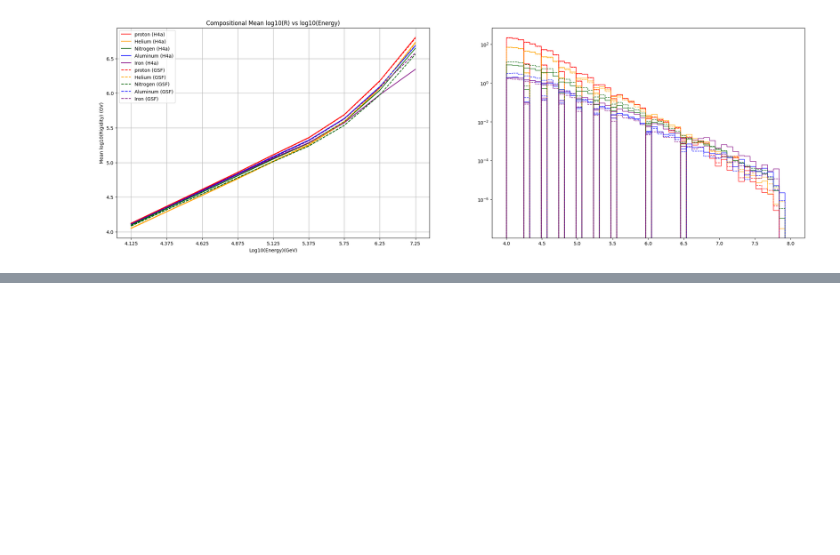
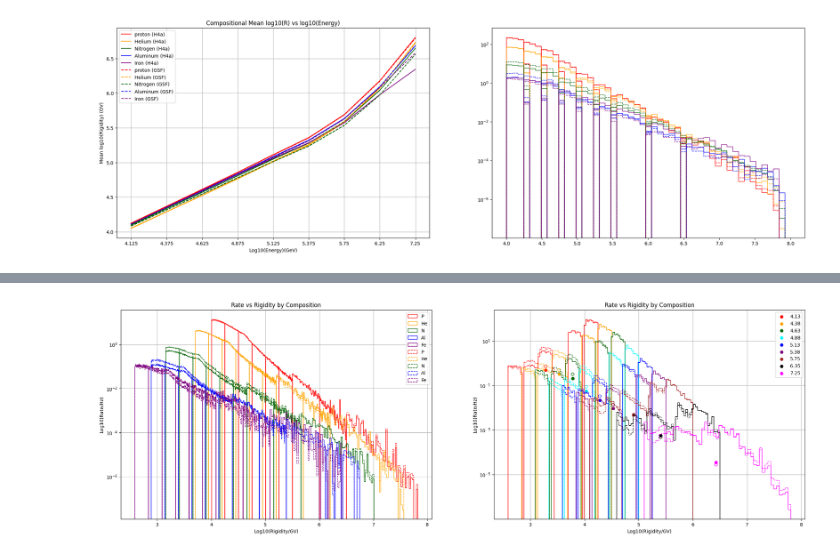
Before and after one commit to fmcnallyi3/it_anisotropy, a Jupyter notebook: rigidity/reco_energy.ipynb, the cells around one changed output, grey strips where cells are left out. Saved outputs shown, nothing was run; the diff lists cells and outputs as text; code cells hidden in the pictures; blank space fills up the shorter version.

```diff
--- a/rigidity/reco_energy.ipynb
+++ b/rigidity/reco_energy.ipynb
@@ -434 +423,69 @@ median LogR(7.25 logE bin): 3.02 TV
+# %%
+# Test cell to create rate vs rigidity composition graph
+#bins=np.linspace(2.5, 7, 101)
+bins=51
+recon = 10**d['reco_energy']
+fig, axs = plt.subplots(figsize = (13 * ncols, 8), ncols=2)
+medArrH = []
+medArrG = []
+for i in BINS:
+    # Histograms for Gaisser H4a composition model
+    # Need to use numpy histogram function to calculate histogram, then add together (and standardize bins)
+
+    [pH_i, binph_i, pp_i] = axs[0].hist(np.log10(recon[np.logical_and(BINS[i],pcut, qual_cut)]/1), bins = bins, log = True, weights=d['GaisserH4a'][np.logical_and(BINS[i],pcut)], color = 'red',histtype = 'step', label ='P' if i == '4.125' else '', density=False)
+    [HeH_i, binhh_i, ph_i] = axs[0].hist(np.log10(recon[np.logical_and(BINS[i],Hecut, qual_cut)]/2), bins = bins, log = True, weights=d['GaisserH4a'][np.logical_and(BINS[i],Hecut)], color = 'orange',histtype = 'step', label ='He' if i == '4.125' else '', density=False)
+    [NH_i, binnh_i, pn_i] = axs[0].hist(np.log10(recon[np.logical_and(BINS[i],Ncut, qual_cut)]/7), bins = bins, log = True, weights=d['GaisserH4a'][np.logical_and(BINS[i],Ncut)], color = 'darkgreen',histtype = 'step', label ='N' if i == '4.125' else '', density=False)
+    [AlH_i, binah_i, pa_i] = axs[0].hist(np.log10(recon[np.logical_and(BINS[i],Alcut, qual_cut)]/13), bins = bins, log = True, weights=d['GaisserH4a'][np.logical_and(BINS[i],Alcut)], color = 'blue',histtype = 'step', label ='Al' if i == '4.125' else '', density=False)
+    [FeH_i, binfh_i, pf_i] = axs[0].hist(np.log10(recon[np.logical_and(BINS[i],Fecut, qual_cut)]/26), bins = bins, log = True, weights=d['GaisserH4a'][np.logical_and(BINS[i],Fecut)], color = 'purple',histtype = 'step', label ='Fe' if i == '4.125' else '', density=False)
+
+    # Histograms for Global Spline Fit composition model
+    [pG_i, binpg_i, ppg_i] = axs[0].hist(np.log10(recon[np.logical_and(BINS[i],pcut, qual_cut)]/1), bins = bins, log = True, weights=d['GlobalSplineFit5Comp'][np.logical_and(BINS[i],pcut)], color = 'red',histtype = 'step', label ='P' if i == '4.125' else '', density=False, linestyle='--')
+    [HeG_i, binhg_i, phg_i] =axs[0].hist(np.log10(recon[np.logical_and(BINS[i],Hecut, qual_cut)]/2), bins = bins, log = True, weights=d['GlobalSplineFit5Comp'][np.logical_and(BINS[i],Hecut)], color = 'orange',histtype = 'step', label ='He' if i == '4.125' else '', density=False, linestyle='--')
+    [NG_i, binng_i, png_i] = axs[0].hist(np.log10(recon[np.logical_and(BINS[i],Ncut, qual_cut)]/7), bins = bins, log = True, weights=d['GlobalSplineFit5Comp'][np.logical_and(BINS[i],Ncut)], color = 'darkgreen',histtype = 'step', label ='N' if i == '4.125' else '', density=False, linestyle='--')
+    [AlG_i, binag_i, pag_i] = axs[0].hist(np.log10(recon[np.logical_and(BINS[i],Alcut, qual_cut)]/13), bins = bins, log = True, weights=d['GlobalSplineFit5Comp'][np.logical_and(BINS[i],Alcut)], color = 'blue',histtype = 'step', label ='Al' if i == '4.125' else '', density=False, linestyle='--')
+    [FeG_i, binfg_i, pfg_i] = axs[0].hist(np.log10(recon[np.logical_and(BINS[i],Fecut, qual_cut)]/26), bins = bins, log = True, weights=d['GlobalSplineFit5Comp'][np.logical_and(BINS[i],Fecut)], color = 'purple',histtype = 'step', label ='Fe' if i == '4.125' else '', density=False, linestyle='--')
+
+    # Median bins for Gaisser H4a model
+    mbinprh_i = (binph_i[1:]+binph_i[:-1])/2
+    mbinhrh_i = (binhh_i[1:]+binhh_i[:-1])/2
+    mbinnrh_i = (binnh_i[1:]+binnh_i[:-1])/2
+    mbinarh_i = (binah_i[1:]+binah_i[:-1])/2
+    mbinfrh_i = (binfh_i[1:]+binfh_i[:-1])/2
+    # Median bins for Global Spline Fit model
+    mbinprg_i = (binpg_i[1:]+binpg_i[:-1])/2
+    mbinhrg_i = (binhg_i[1:]+binhg_i[:-1])/2
+    mbinnrg_i = (binng_i[1:]+binng_i[:-1])/2
+    mbinarg_i = (binag_i[1:]+binag_i[:-1])/2
+    mbinfrg_i = (binfg_i[1:]+binfg_i[:-1])/2
+
+    # Bins and Weights for Gaisser H4a
+    medbin_i = np.append((np.append((np.append(mbinprh_i, mbinhrh_i)), (np.append(mbinnrh_i, mbinarh_i)))),mbinfrh_i)
+    medwt_i = np.append((np.append(np.append(pH_i, HeH_i), np.append(NH_i, AlH_i))), FeH_i)
+
+    # Bins and Weights for Global Spline Fit
+    medbing_i = np.append((np.append((np.append(mbinprg_i, mbinhrg_i)), (np.append(mbinnrg_i, mbinarg_i)))),mbinfrg_i)
+    medwtg_i = np.append((np.append(np.append(pG_i, HeG_i), np.append(NG_i, AlG_i))), FeG_i)
+
+    # Median Bin histogram for Gaisser H4a
+    axs[1].hist(medbin_i, weights=medwt_i, bins=bins, log=True, histtype='step', density=False, color=BINC[i])
+
+    # Median Bin histogram for Global Spline Fit
+    axs[1].hist(medbing_i, weights=medwtg_i, bins=bins, log=True, histtype='step', density=False, color=BINC[i], linestyle='--')
+
+    axs[1].scatter(np.median(medbin_i), np.median(medwt_i), color=BINC[i], label=BINL[i])
+    axs[1].scatter(np.median(medbing_i), np.median(medwtg_i), color=BINC[i], facecolor='none')
+
+    medArrH.append(np.median(medbin_i)-3)
+    medArrG.append(np.median(medbing_i)-3)
+
+    for k in range(0,2):
+        axs[k].set_xlabel('Log10(Rigidity/GV)')
+        axs[k].set_ylabel('Log10(Rate/Hz)')
+        axs[k].set_title('Rate vs Rigidity by Composition')
+        axs[k].grid()
+        axs[k].legend()
+
+    #print('median LogR' + '(' + i + ' logE bin): ' + str(round(np.median(medbin_i-3),2)) + ' TV')
+# %% [output]
+[figure, new version]
 # %%
```
Also changed, not shown: parts of 16 cells of this notebook.
